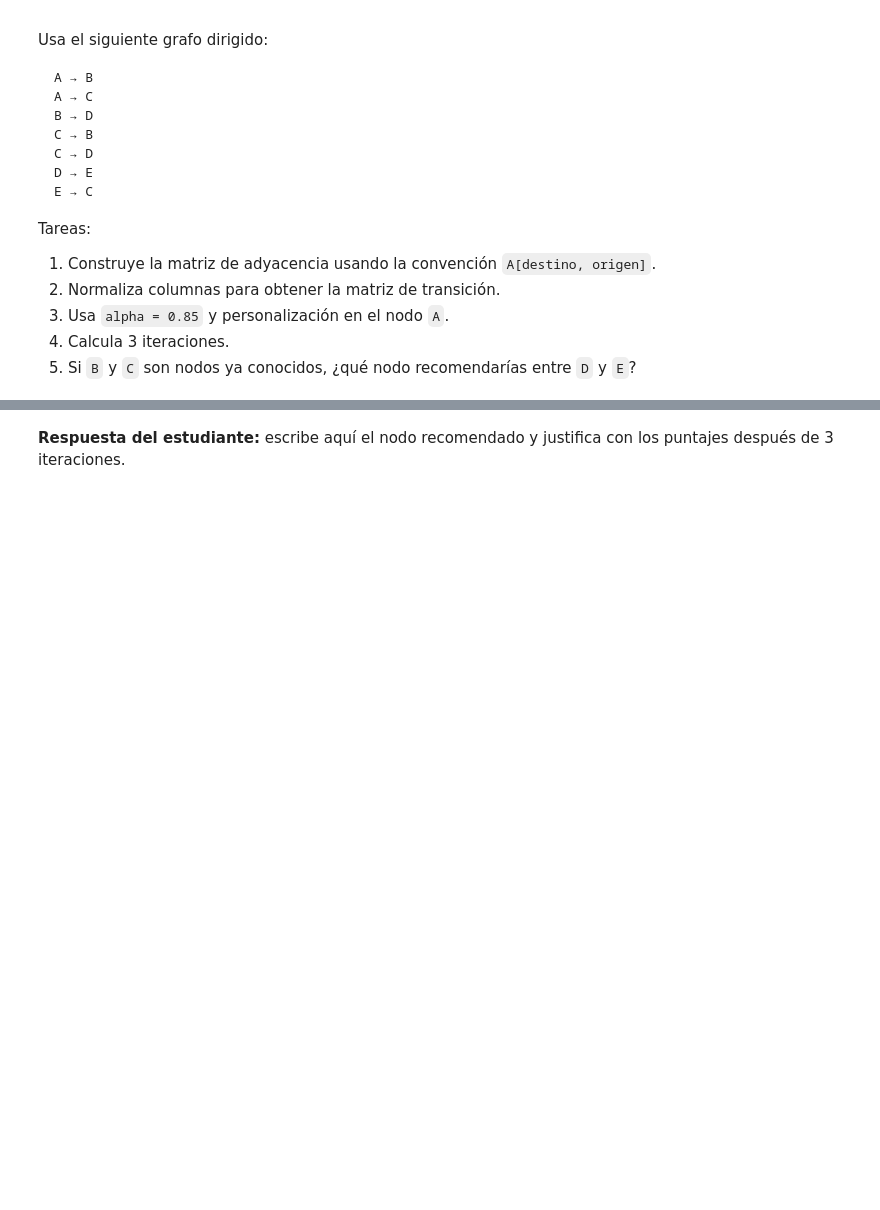
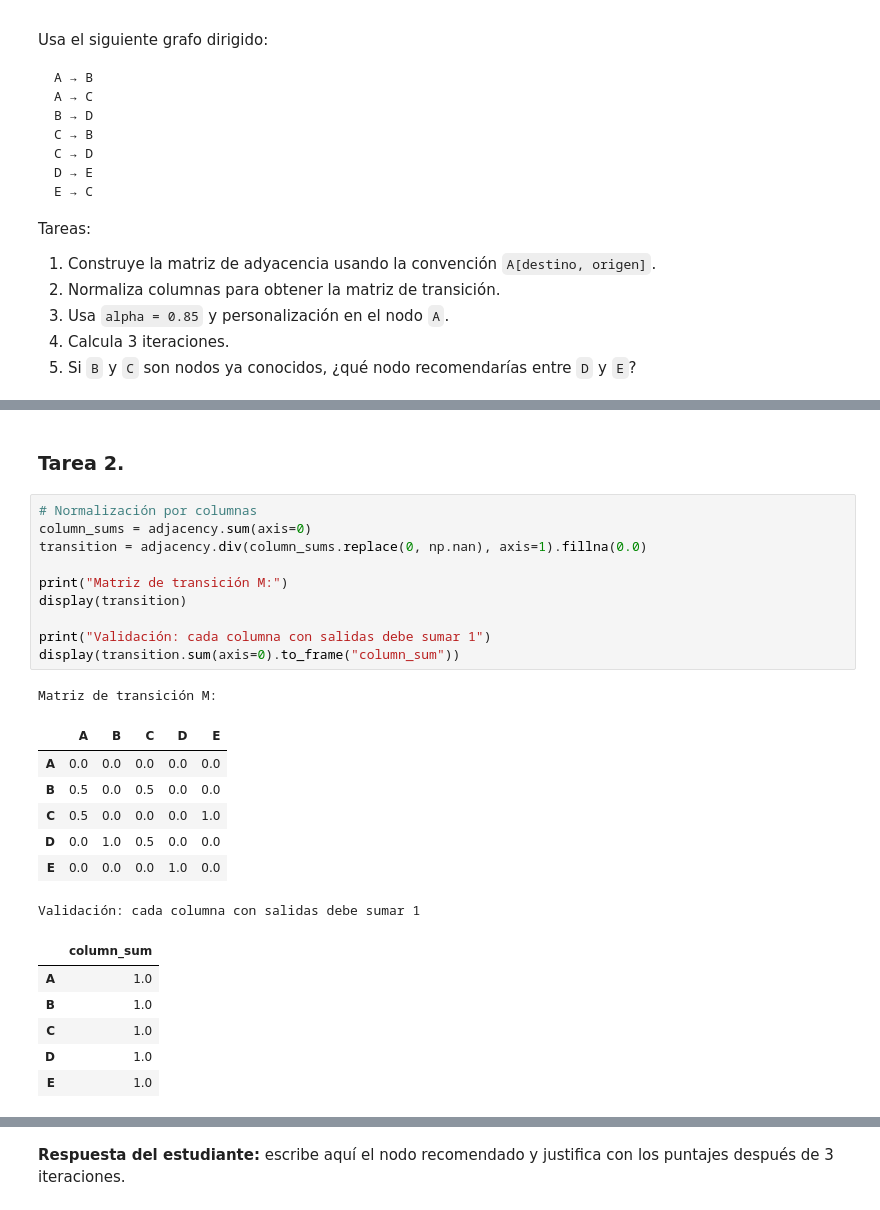
Before and after one commit to 53R6IO/LAB_4_SR, a Jupyter notebook: RS_Lab4_Graph_Recommendation_and_Transformers_v3.ipynb, the cells around one changed output, grey strips where cells are left out. Saved outputs shown, nothing was run; the diff lists cells and outputs as text; blank space fills up the shorter version.

```diff
--- a/RS_Lab4_Graph_Recommendation_and_Transformers_v3.ipynb
+++ b/RS_Lab4_Graph_Recommendation_and_Transformers_v3.ipynb
@@ -422,0 +509,27 @@ Tareas:
+# %% [markdown]
+### Tarea 2.
+# %%
+# Normalización por columnas
+column_sums = adjacency.sum(axis=0)
+transition = adjacency.div(column_sums.replace(0, np.nan), axis=1).fillna(0.0)
+
+print("Matriz de transición M:")
+display(transition)
+
+print("Validación: cada columna con salidas debe sumar 1")
+display(transition.sum(axis=0).to_frame("column_sum"))
+# %% [output]
+Matriz de transición M:
+|  | A | B | C | D | E |
+| A | 0.0 | 0.0 | 0.0 | 0.0 | 0.0 |
+| B | 0.5 | 0.0 | 0.5 | 0.0 | 0.0 |
+| C | 0.5 | 0.0 | 0.0 | 0.0 | 1.0 |
+| D | 0.0 | 1.0 | 0.5 | 0.0 | 0.0 |
+| E | 0.0 | 0.0 | 0.0 | 1.0 | 0.0 |
+Validación: cada columna con salidas debe sumar 1
+|  | column_sum |
+| A | 1.0 |
+| B | 1.0 |
+| C | 1.0 |
+| D | 1.0 |
+| E | 1.0 |
```
Also changed, not shown: parts of 13 cells of this notebook, 5 other files.
